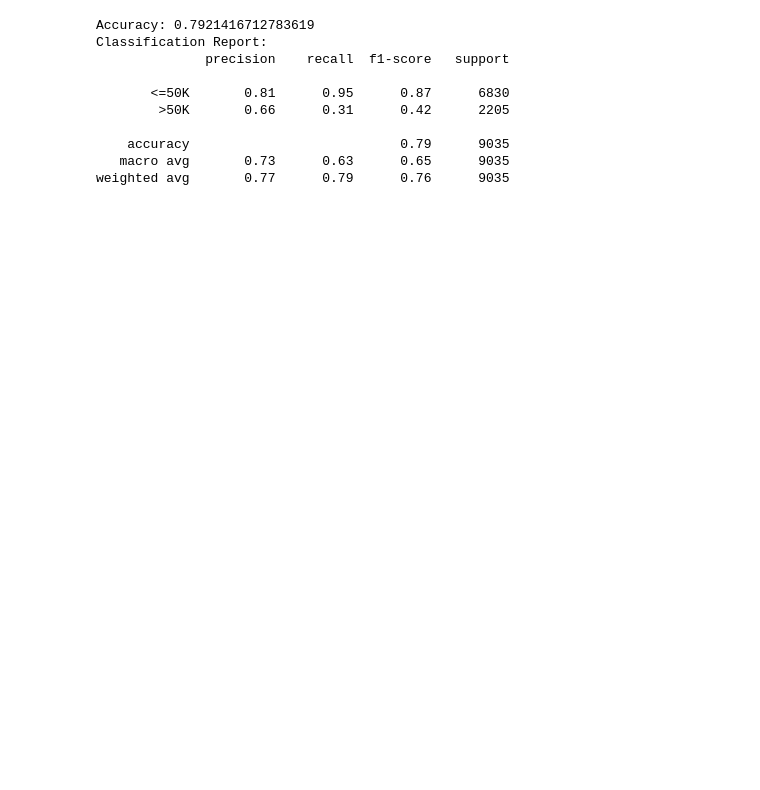
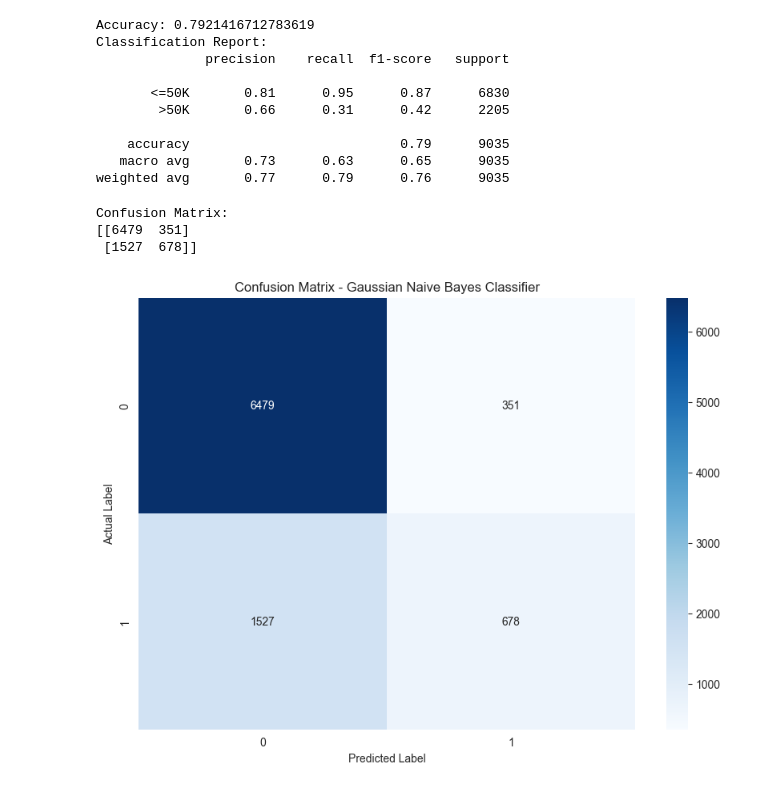
Before and after one commit to manujayaRajaguru/Census-Income-prediction---DE_CW, a Jupyter notebook: naive_bayes.ipynb, the cells around one changed output. Saved outputs shown, nothing was run; the diff lists cells and outputs as text; code cells hidden in the pictures; blank space fills up the shorter version.

Commit message:
Added Confusion matrices

```diff
--- a/naive_bayes.ipynb
+++ b/naive_bayes.ipynb
@@ -15,31 +18,33 @@ data.head()
 | 3 | 53 | Private | 234721 | 11th | Married-civ-spouse | Handlers-cleaners | Husband | Black | Male | ... |
 | 4 | 28 | Private | 338409 | Bachelors | Married-civ-spouse | Prof-specialty | Wife | Black | Female | ... |
 # %%
+
 X = data.drop(columns=['income'])
 y = data['income']
 
 # Convert categorical variables into numerical representation (One-Hot Encoding)
 X = pd.get_dummies(X)
 
-# Splitting the data into training and testing sets
+# Split the data into training and testing sets
 X_train, X_test, y_train, y_test = train_test_split(X, y, test_size=0.2, random_state=42)
 
-# Initialize Gaussian Naive Bayes classifier
-naive_bayes_model = GaussianNB()
+# Create a Gaussian Naive Bayes classifier
+nb_model = GaussianNB()
 
-# Train the model
-naive_bayes_model.fit(X_train, y_train)
+# Train the model on the training data
+nb_model.fit(X_train, y_train)
 
-# Predictions on the test set
-y_pred = naive_bayes_model.predict(X_test)
+# Make predictions on the test data
+predictions = nb_model.predict(X_test)
 
-# Evaluate model performance
-accuracy = accuracy_score(y_test, y_pred)
+# Calculate accuracy
+accuracy = accuracy_score(y_test, predictions)
 print("Accuracy:", accuracy)
 
-# Classification report
+# Generate classification report
+report = classification_report(y_test, predictions)
 print("Classification Report:")
-print(classification_report(y_test, y_pred))
+print(report)
 # %% [output]
 Accuracy: 0.7921416712783619
 Classification Report:
@@ -51,3 +56,24 @@ Classification Report:
     accuracy                           0.79      9035
    macro avg       0.73      0.63      0.65      9035
 weighted avg       0.77      0.79      0.76      9035
+# %%
+from sklearn.metrics import confusion_matrix
+
+# Construct confusion matrix
+conf_matrix = confusion_matrix(y_test, predictions)
+
+# Display confusion matrix
+print("Confusion Matrix:")
+print(conf_matrix)
+
+plt.figure(figsize=(10, 7))
+sns.heatmap(conf_matrix, annot=True, fmt='d', cmap='Blues')
+plt.title('Confusion Matrix - Gaussian Naive Bayes Classifier')
+plt.ylabel('Actual Label')
+plt.xlabel('Predicted Label')
+plt.show()
+# %% [output]
+Confusion Matrix:
+[[6479  351]
+ [1527  678]]
+[figure, added]
```
Also changed, not shown: parts of 1 cell of this notebook, 1 other file.
